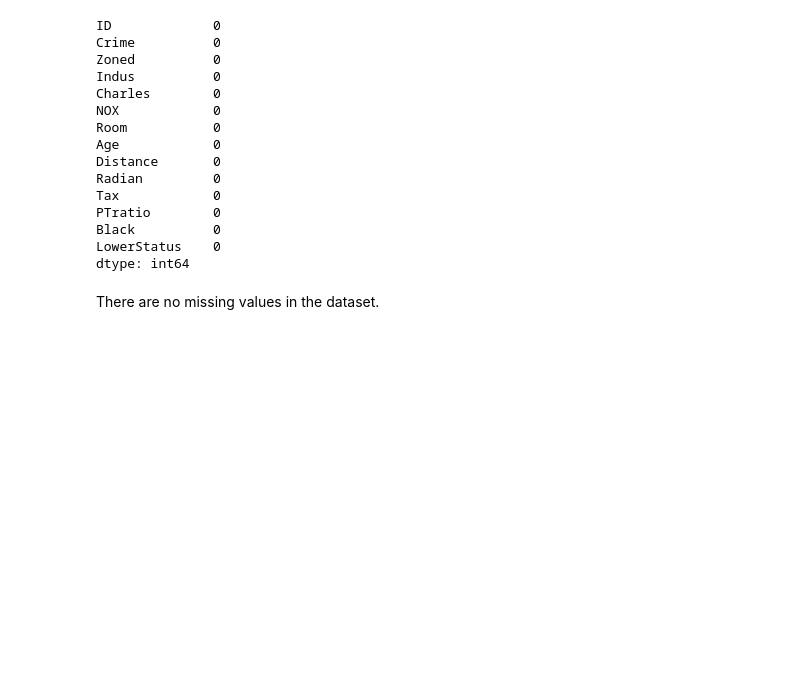
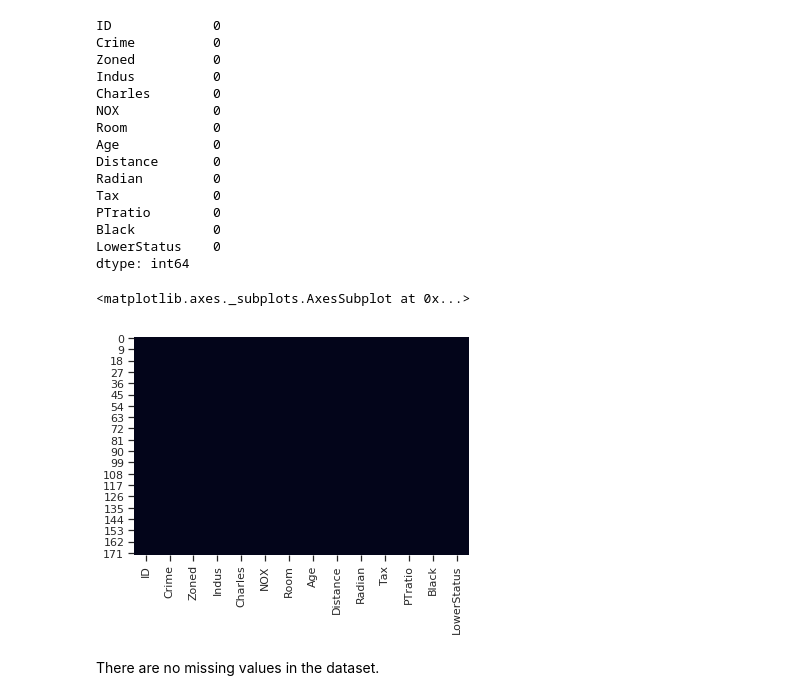
Before and after one commit to varushij/Boston-Housing, a Jupyter notebook: Boston Housing Prices.ipynb, the cells around one changed output. Drawn from its saved outputs; the diff is of its cells as text; code cells hidden in the pictures; blank space fills up the shorter version.

```diff
--- a/Boston Housing Prices.ipynb
+++ b/Boston Housing Prices.ipynb
@@ -135,5 +144,10 @@ PTratio        0
 Black          0
 LowerStatus    0
 dtype: int64
+# %%
+sns.heatmap(test.isnull(), cbar=False)
+# %% [output]
+<matplotlib.axes._subplots.AxesSubplot at 0x...>
+[figure, added]
 # %% [markdown]
 There are no missing values in the dataset.
```
Also changed, not shown: parts of 20 cells of this notebook.
